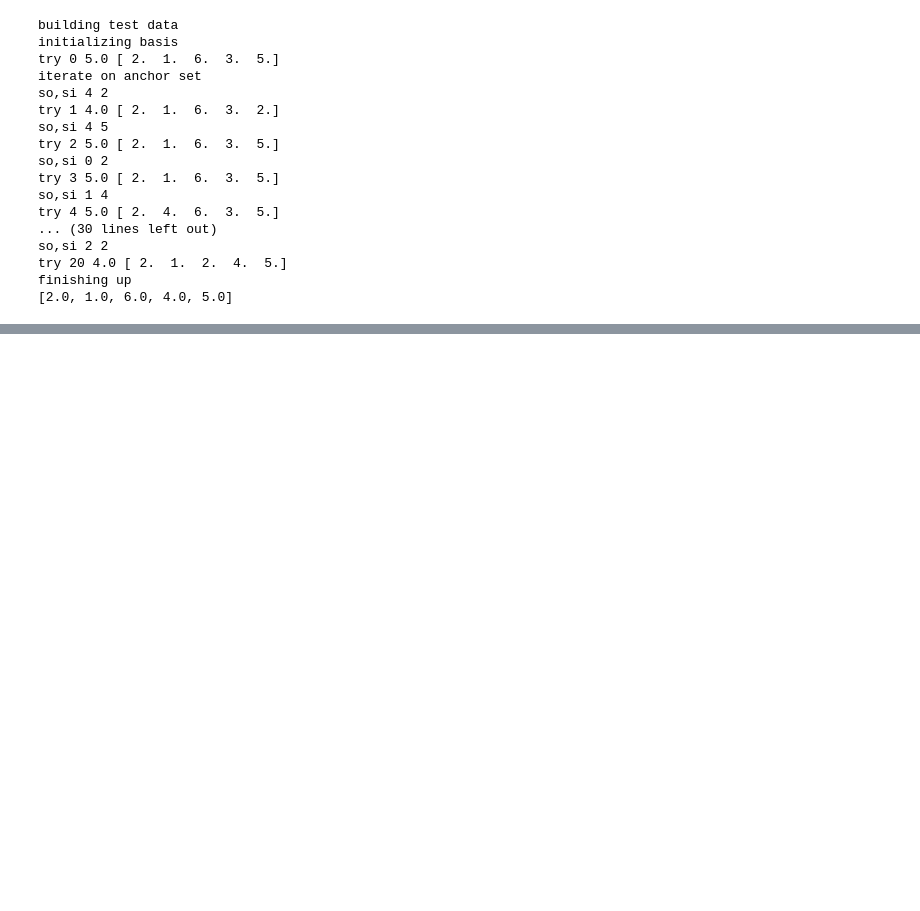
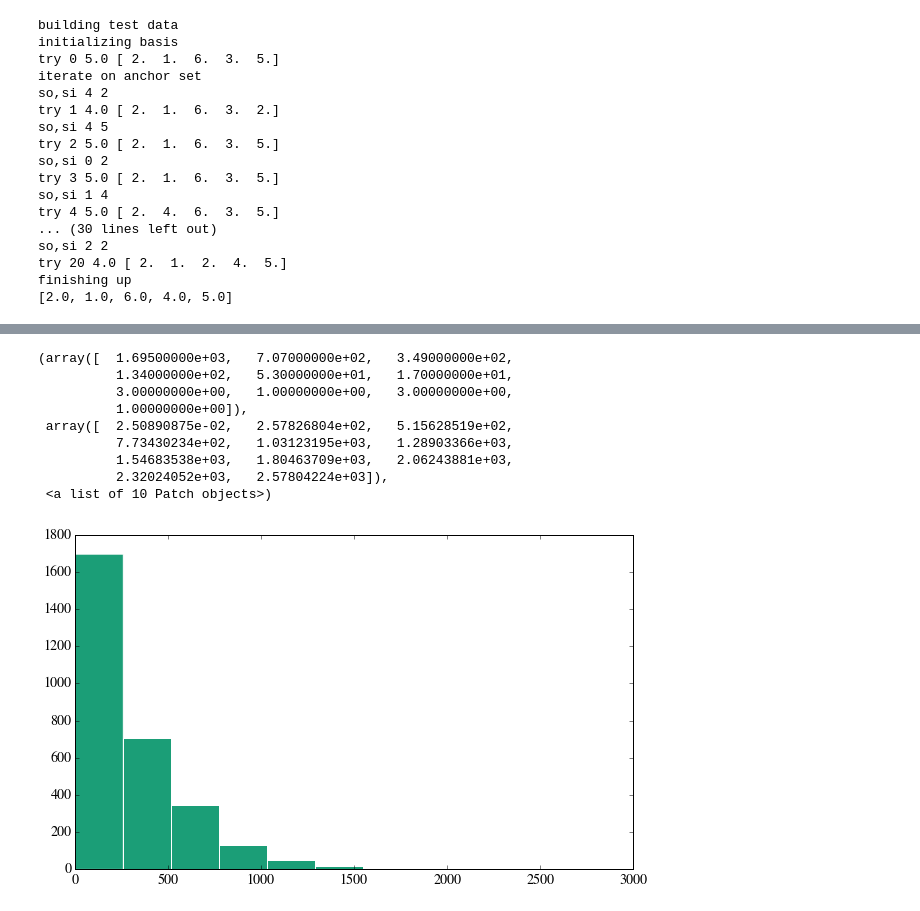
Before and after one commit to jming/thesis, a Jupyter notebook: explore-ipynb/Convex Hull Random.ipynb, the cells around one changed output, grey strips where cells are left out. Cells and saved outputs as stored; diff of their text form; code cells hidden in the pictures; blank space fills up the shorter version.

```diff
--- a/explore-ipynb/Convex Hull Random.ipynb
+++ b/explore-ipynb/Convex Hull Random.ipynb
@@ -253,0 +301,18 @@ finishing up
+# %%
+v = np.loadtxt('../pipeline/result_out.20.var')
+# %%
+sums = [1/sum(row) for row in v]
+# %%
+plt.hist(sums)
+# plt.ylim([0,5])
+# %% [output]
+(array([  1.69500000e+03,   7.07000000e+02,   3.49000000e+02,
+          1.34000000e+02,   5.30000000e+01,   1.70000000e+01,
+          3.00000000e+00,   1.00000000e+00,   3.00000000e+00,
+          1.00000000e+00]),
+ array([  2.50890875e-02,   2.57826804e+02,   5.15628519e+02,
+          7.73430234e+02,   1.03123195e+03,   1.28903366e+03,
+          1.54683538e+03,   1.80463709e+03,   2.06243881e+03,
+          2.32024052e+03,   2.57804224e+03]),
+ <a list of 10 Patch objects>)
+[figure, added]
```
Also changed, not shown: parts of 7 cells of this notebook, 30 other files.
